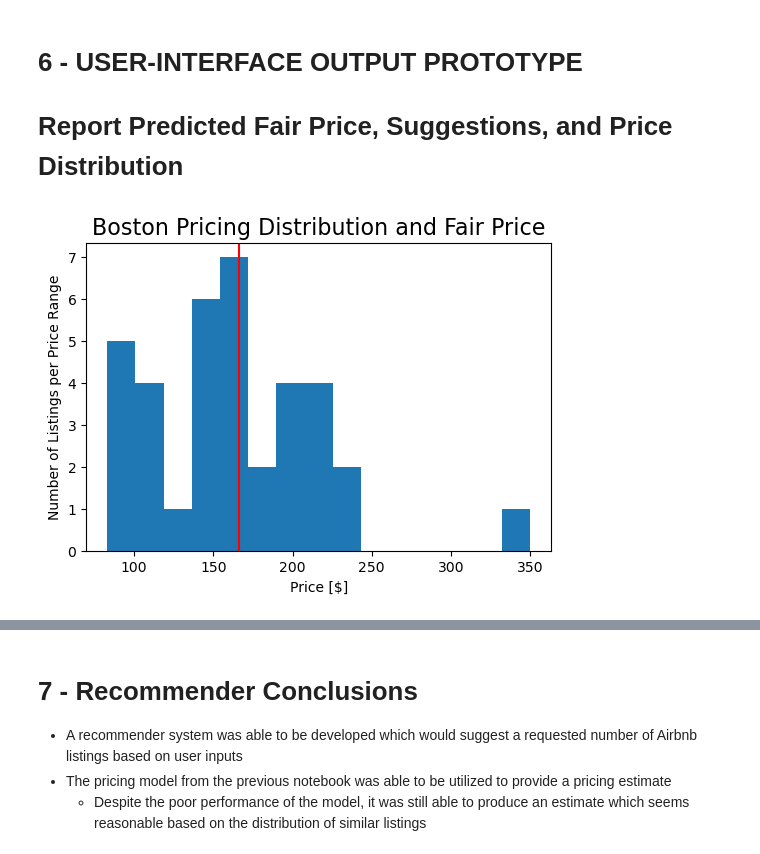
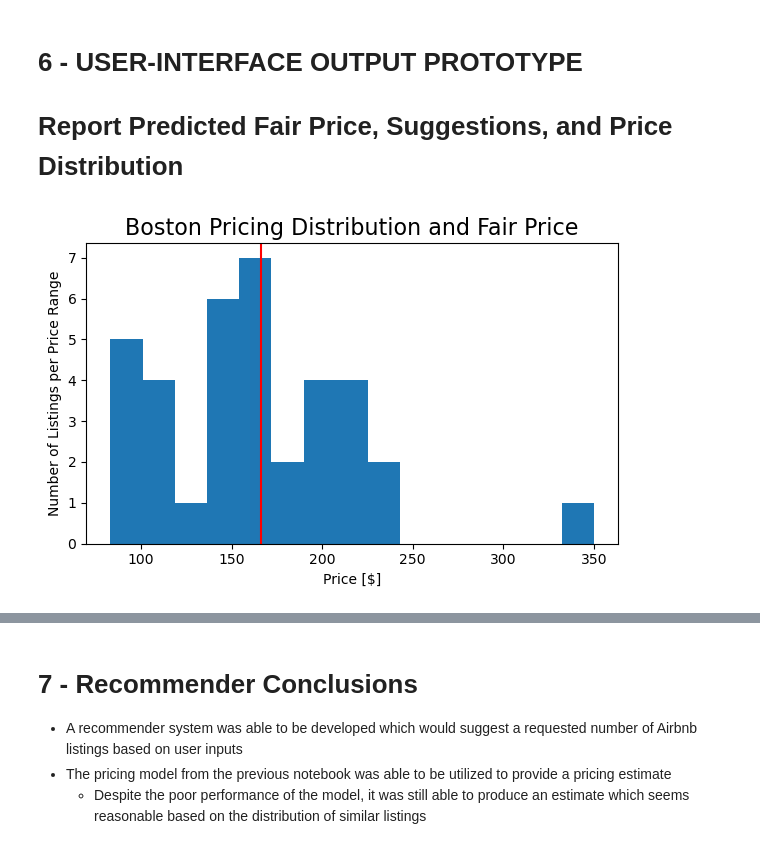
Before and after one commit to drossDS/Air_BnB_Fair_Pricing_Improved, a Jupyter notebook: code/6-recommender.ipynb, the cells around one changed output, grey strips where cells are left out. Drawn from its saved outputs; the diff is of its cells as text; code cells hidden in the pictures.

Commit message:
fixed readme, fixed null model in 5, updated 6 with tight layout

```diff
--- a/code/6-recommender.ipynb
+++ b/code/6-recommender.ipynb
@@ -401,34 +401,35 @@ technically, all others should be reported with the same similarity score - or a
 for the identical similarity scores.
 
 If the similarity scores are not the same, then simply report the top n-number of listings's prices.
 '''
 max_sim = sim_df['similarity'][0:num_recs].max()
 min_sim = sim_df['similarity'][0:num_recs].min()
 
 if max_sim == min_sim:
     # find all indexzes with that similarity
     suggested_indexes = sim_df[sim_df['similarity'] == min_sim]['listing_index']
 
     # Find all the prices for those indexes suggested above
     suggested_prices = sim_df[sim_df['similarity'] == min_sim]['price']
 
 else:
     # Just give the top num_recs similarity differences
     suggested_indexes = sim_df[0:num_recs]['listing_index']
 
     # Find all the prices for those indexes suggested above
     suggested_prices = sim_df[0:num_recs]['price']
 
 plt.figure(figsize = (6, 4))
 plt.title('Boston Pricing Distribution and Fair Price', size = 16)
 plt.hist(suggested_prices, bins = 15)
 plt.xlabel('Price [$]')
 plt.ylabel('Number of Listings per Price Range')
 plt.axvline(rec_predict_no_outliers, color = 'red')
+plt.tight_layout()
 plt.savefig('../images/rec_output.png')
 plt.show()
 # %% [output]
-[figure, old version]
+[figure, new version]
 # %%
 # Show listings that will match the criteria
 
```
Also changed, not shown: 2 other files.
